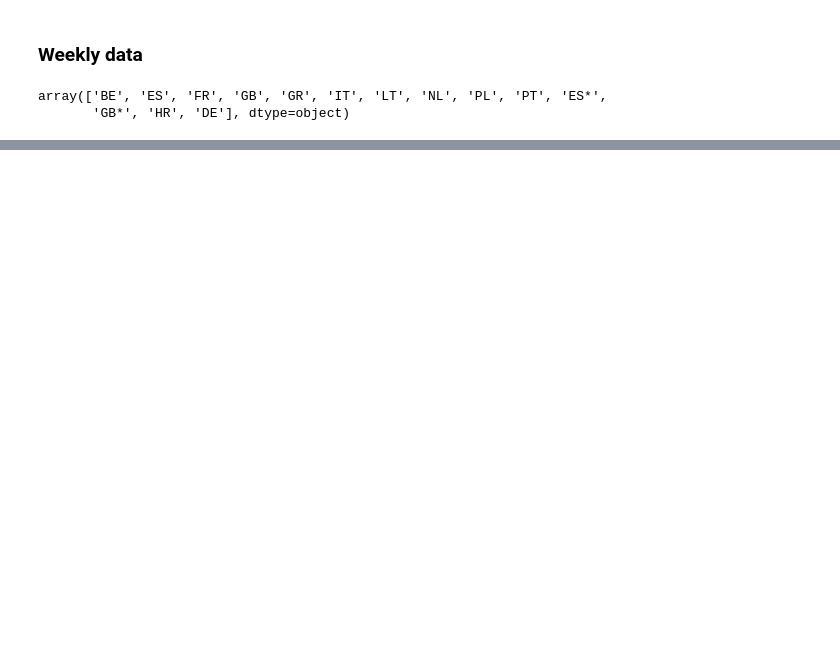
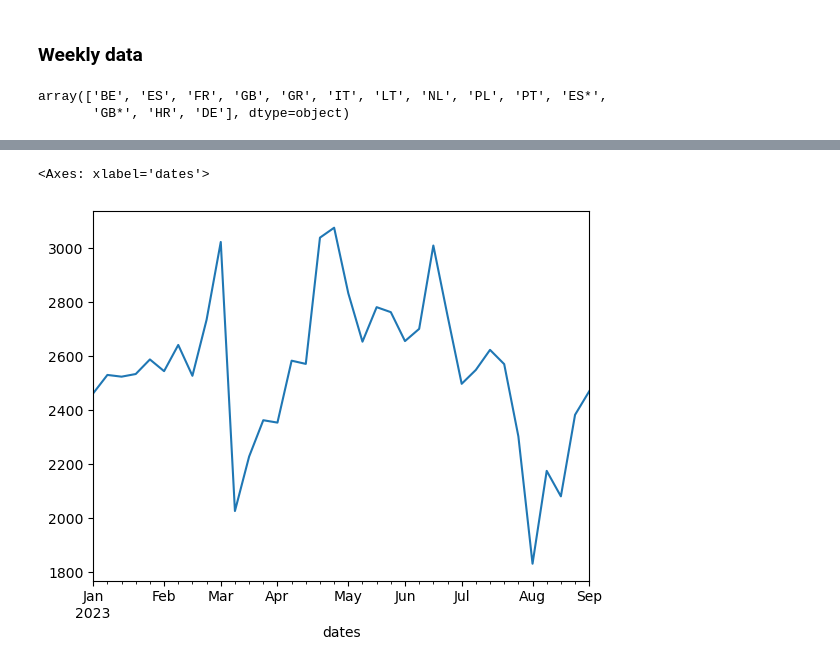
Before and after one commit to greenbruegel/gas-imports, a Jupyter notebook: LNG terminals.ipynb, the cells around one changed output, grey strips where cells are left out. Drawn from its saved outputs; the diff is of its cells as text; code cells hidden in the pictures; blank space fills up the shorter version.

```diff
--- a/LNG terminals.ipynb
+++ b/LNG terminals.ipynb
@@ -227,0 +271,2 @@ Excelwriter.save()
+# %%
+cplot = df.loc[~df['country'].isin(['ES','GB','GB*'])] # getting rid of Spain granular data as ES* is TVB --> virtual balanging LNG for all country's terminals
@@ -227,0 +278,5 @@ Excelwriter.save()
+# %%
+cplot_week = cplot.groupby(pd.Grouper(freq='W')).sum(numeric_only=True)
+cplot_week['week'] = cplot_week.index.isocalendar().week
+# %%
+cplot_week['M3m']=round(cplot_week['sendOut']/10.3,1)
@@ -227,0 +300,5 @@ Excelwriter.save()
+# %%
+cplot_week['M3m']['2023':].plot()
+# %% [output]
+<Axes: xlabel='dates'>
+[figure, added]
```
Also changed, not shown: parts of 13 cells of this notebook, 1 other file.
